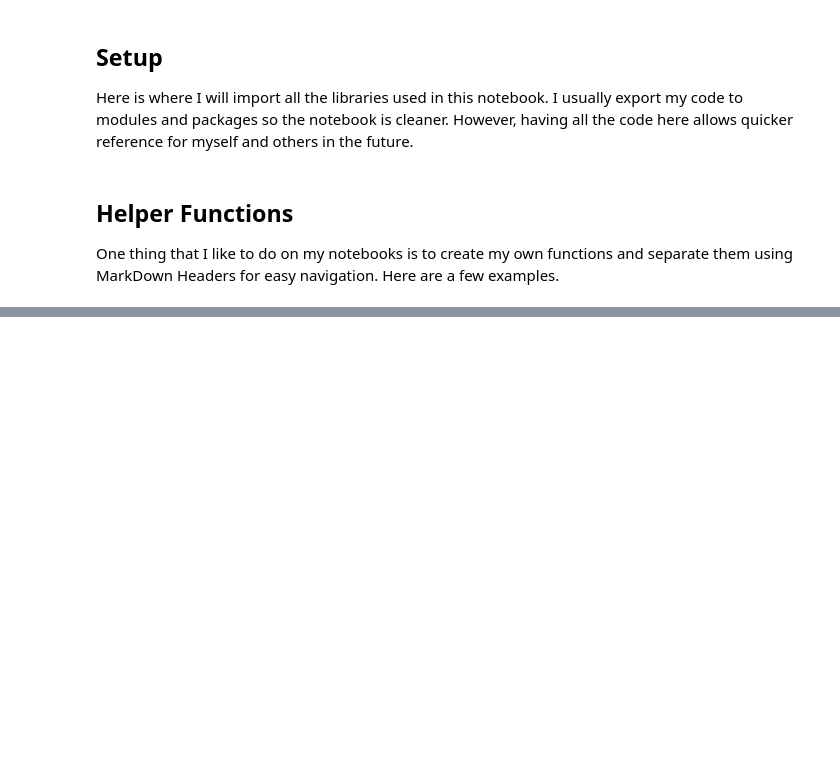
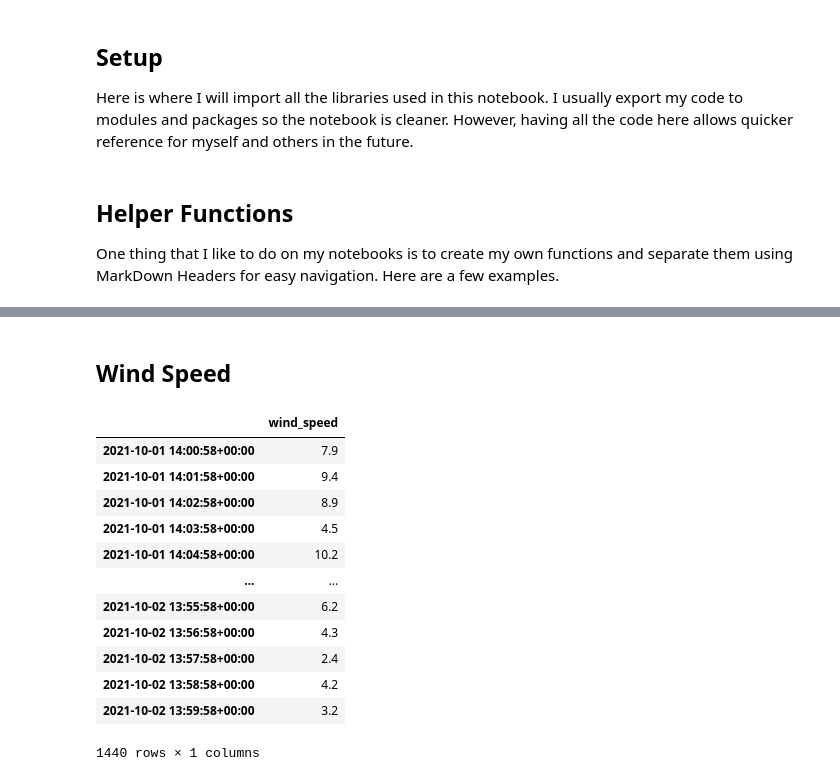
Before and after one commit to b1quint/notebooks, a Jupyter notebook: unsorted/Accessing Summit EFD.ipynb, the cells around one changed output, grey strips where cells are left out. Drawn from its saved outputs; the diff is of its cells as text; code cells hidden in the pictures; blank space fills up the shorter version.

```diff
--- a/unsorted/Accessing Summit EFD.ipynb
+++ b/unsorted/Accessing Summit EFD.ipynb
@@ -56,8 +200,31 @@ client = retrieve_efd_client()
+# %% [markdown]
+## Wind Speed
 # %%
 # I need to pass timestamps to the client to get my time series
-start = Time('2021-08-05T00:00:00', scale='tai')
-end = Time('2021-08-05T19:00:00', scale='tai')
+start = Time('2021-10-01T14:00:00', scale='tai', format='isot')
+end = Time('2021-10-02T14:00:00', scale='tai', format='isot')
 
 # And here is how I retrieve my data as a Pandas DataFrame
-df = await client.select_time_series('lsst.sal.WeatherStation.windSpeed',
-                                     fields='*', start=start, end=end)
+df = await client.select_time_series(
+    'lsst.sal.WeatherStation.windSpeed',
+    fields='value',
+    start=start,
+    end=end)
+
+df = df.rename(columns={'value': 'wind_speed'})
+df = df.resample('1s').mean()
+df = df.dropna()
+# %% [output]
+|  | wind_speed |
+| 2021-10-01 14:00:58+00:00 | 7.9 |
+| 2021-10-01 14:01:58+00:00 | 9.4 |
+| 2021-10-01 14:02:58+00:00 | 8.9 |
+| 2021-10-01 14:03:58+00:00 | 4.5 |
+| 2021-10-01 14:04:58+00:00 | 10.2 |
+| ... | ... |
+| 2021-10-02 13:55:58+00:00 | 6.2 |
+| 2021-10-02 13:56:58+00:00 | 4.3 |
+| 2021-10-02 13:57:58+00:00 | 2.4 |
+| 2021-10-02 13:58:58+00:00 | 4.2 |
+| 2021-10-02 13:59:58+00:00 | 3.2 |
+1440 rows × 1 columns
```
Also changed, not shown: parts of 15 cells of this notebook.
